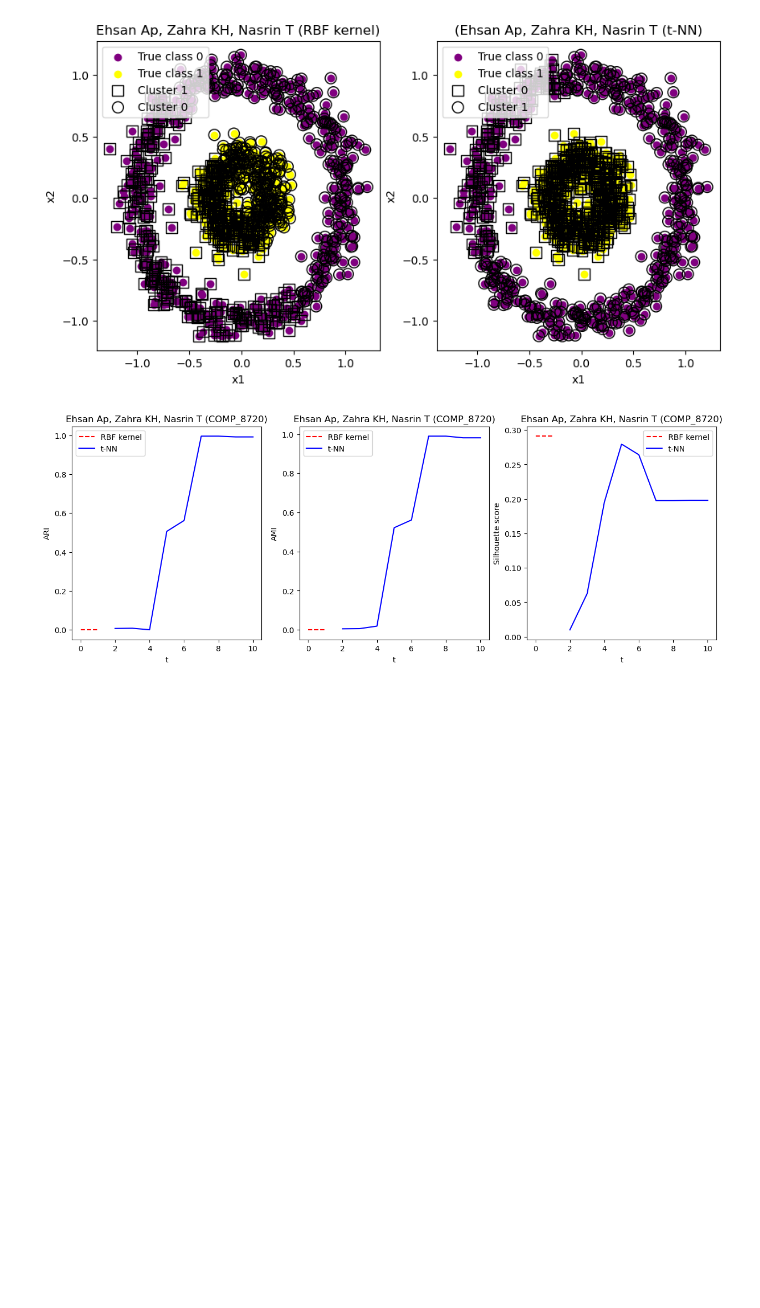
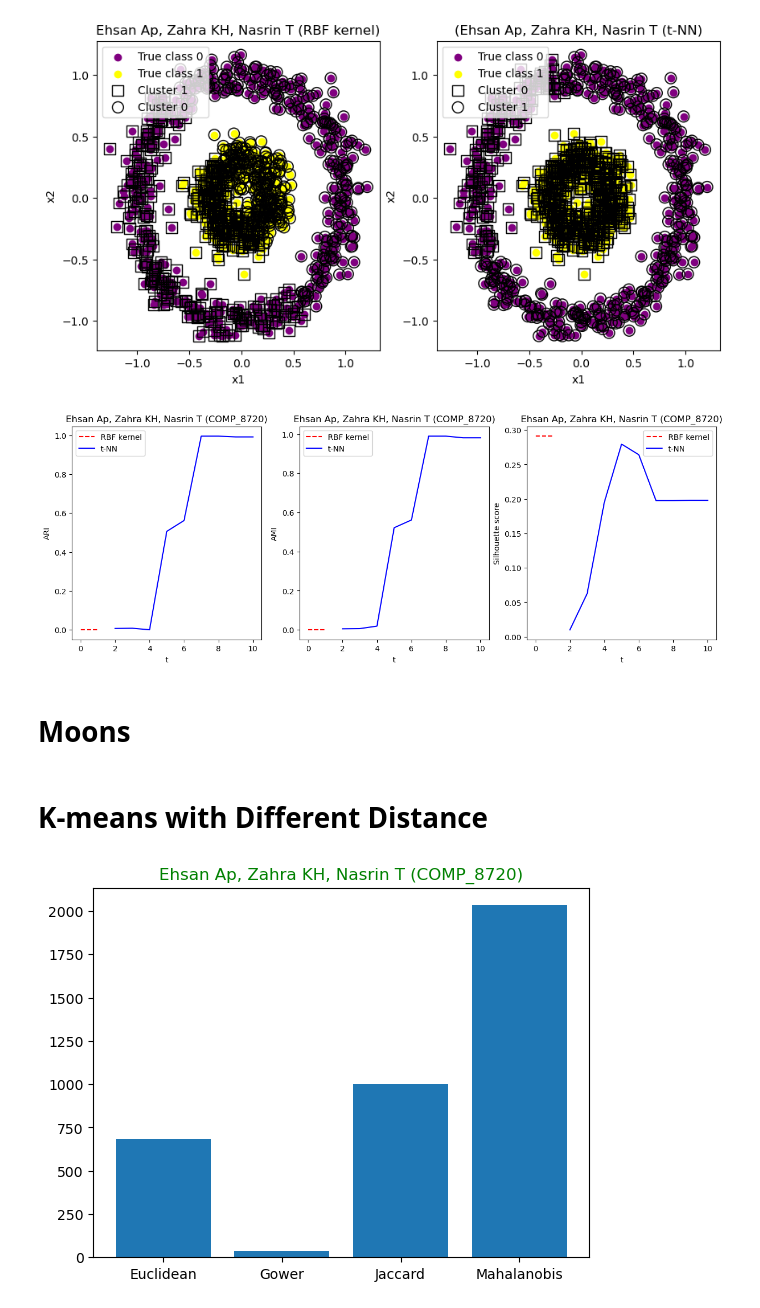
Before and after one commit to ehsanap7/adv_topics_ai, a Jupyter notebook: assignments/assignment_1,2/code/clustering_models_2.ipynb, the cells around one changed output. Saved outputs shown, nothing was run; the diff lists cells and outputs as text; code cells hidden in the pictures; blank space fills up the shorter version.

Commit message:
Moons dataset is added.

```diff
--- a/assignments/assignment_1,2/code/clustering_models_2.ipynb
+++ b/assignments/assignment_1,2/code/clustering_models_2.ipynb
@@ -401,3 +401,40 @@ ax[2].legend()
 plt.show()
 # %% [output]
 [figure]
+# %% [markdown]
+# Moons
+# %% [markdown]
+# K-means with Different Distance
+# %%
+distance_functions = ['euclidean', 'gower', 'jaccard', 'mahalanobis']
+
+jaccard_dist = np.zeros((len(X_moons), len(X_moons)))
+for i in range(len(X_moons)):
+    for j in range(i, len(X_moons)):
+        num_diff = np.sum(X_moons[i] != X_moons[j])
+        num_same = np.sum(X_moons[i] == X_moons[j])
+        jaccard_dist[i, j] = num_diff / (num_diff + num_same)
+        jaccard_dist[j, i] = jaccard_dist[i, j]
+
+euclidean_dist = np.linalg.norm(X_moons[:, np.newaxis] - X_moons, axis=2)
+gower_dist = gower_matrix(X_moons)
+cov = np.cov(X_moons.T)
+inv_cov = np.linalg.inv(cov)
+mahalanobis_dist = pairwise_distances(X_moons, metric='mahalanobis', VI=inv_cov)
+
+kmeans_euclidean = KMeans(n_clusters=2, random_state=0).fit(X_moons)
+kmeans_gower = KMeans(n_clusters=2, random_state=0).fit(gower_dist)
+kmeans_jaccard = KMeans(n_clusters=2, random_state=0).fit(jaccard_dist)
+kmeans_mahalanobis = KMeans(n_clusters=2, random_state=0).fit(mahalanobis_dist)
+
+wss_euclidean = sum(np.min(euclidean_dist[:, kmeans_euclidean.labels_], axis=1) ** 2)
+wss_gower = sum(np.min(gower_dist[:, kmeans_gower.labels_], axis=1) ** 2)
+wss_jaccard = sum(np.min(jaccard_dist[:, kmeans_jaccard.labels_], axis=1) ** 2)
+wss_mahalanobis = sum(np.min(mahalanobis_dist[:, kmeans_mahalanobis.labels_], axis=1) ** 2)
+
+fig, ax = plt.subplots()
+ax.bar(['Euclidean', 'Gower', 'Jaccard', 'Mahalanobis'], [wss_euclidean, wss_gower, wss_jaccard, wss_mahalanobis])
+plt.title("Ehsan Ap, Zahra KH, Nasrin T (COMP_8720)", color='green')
+plt.show()
+# %% [output]
+[figure, added]
```
Also changed, not shown: parts of 13 cells of this notebook.
